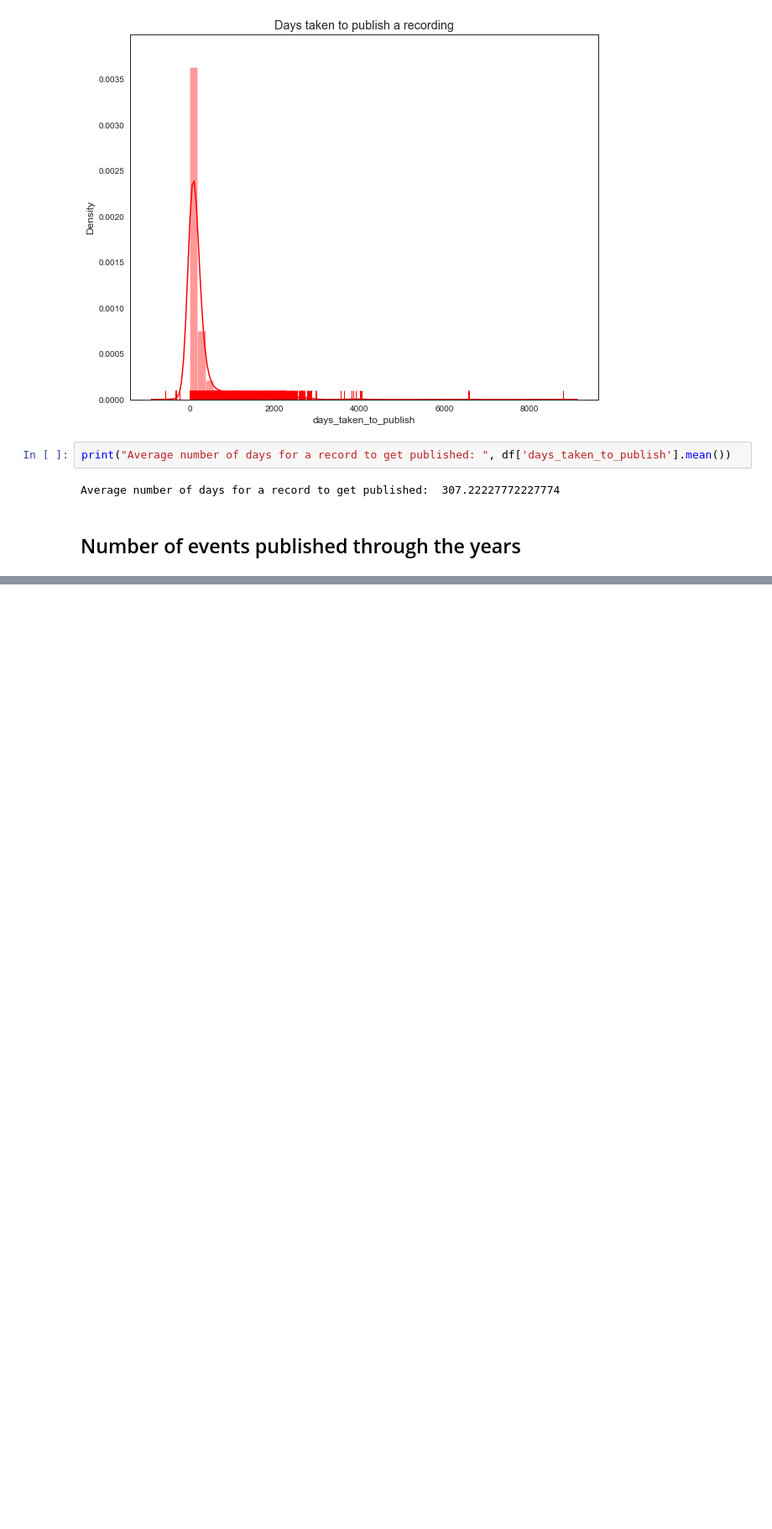
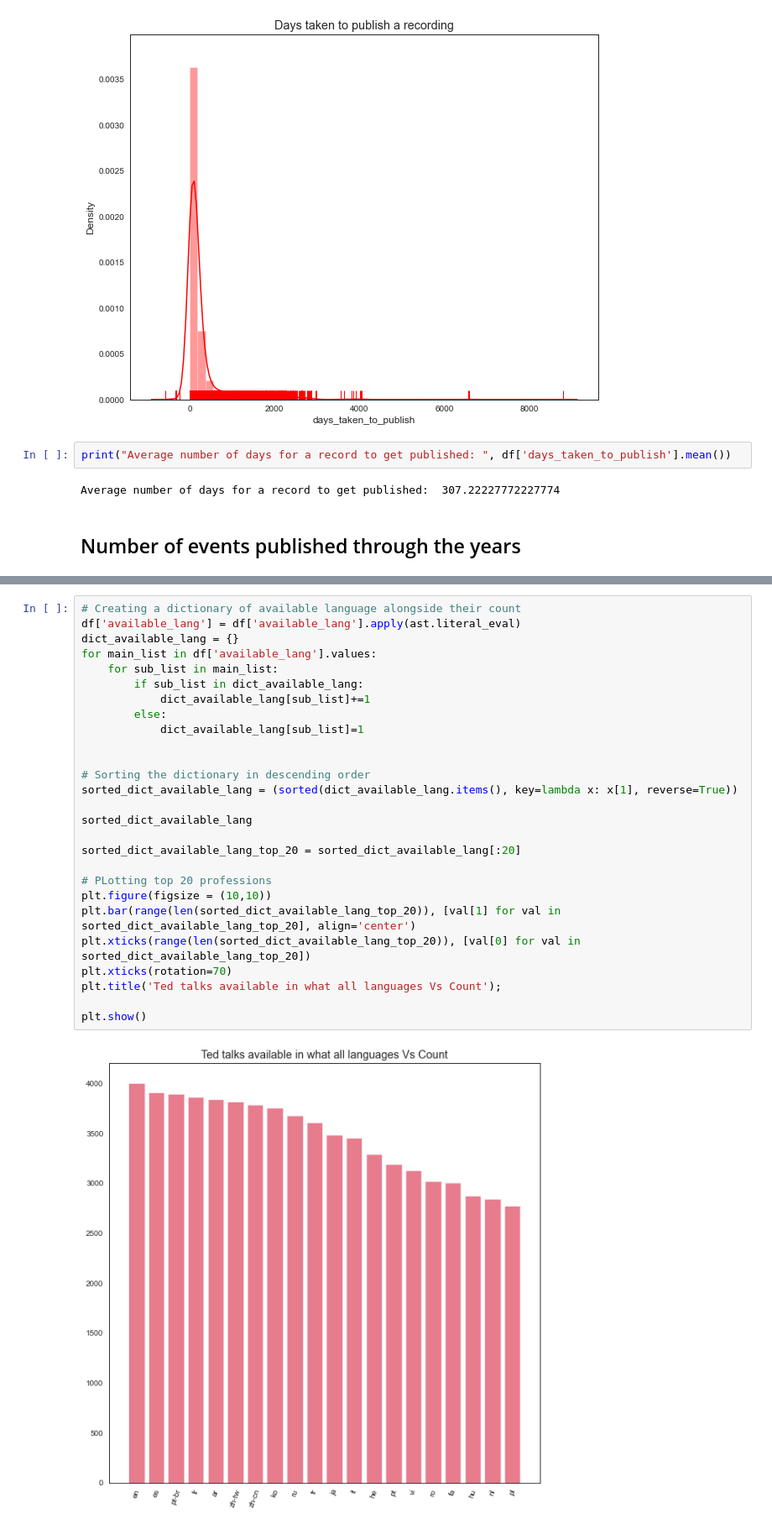
Before and after one commit to fahadmehfooz/Ted-Talks-Views-Prediction, a Jupyter notebook: TedTalk.ipynb, the cells around one changed output, grey strips where cells are left out. Shown at 84% size. Drawn from its saved outputs; the diff is of its cells as text; blank space fills up the shorter version.

```diff
--- a/TedTalk.ipynb
+++ b/TedTalk.ipynb
@@ -328,0 +398,29 @@ fig.show()
+# %%
+# Creating a dictionary of available language alongside their count
+df['available_lang'] = df['available_lang'].apply(ast.literal_eval)
+dict_available_lang = {}
+for main_list in df['available_lang'].values:
+    for sub_list in main_list:
+        if sub_list in dict_available_lang:
+            dict_available_lang[sub_list]+=1
+        else:
+            dict_available_lang[sub_list]=1
+
+
+# Sorting the dictionary in descending order
+sorted_dict_available_lang = (sorted(dict_available_lang.items(), key=lambda x: x[1], reverse=True))
+
+sorted_dict_available_lang
+
+sorted_dict_available_lang_top_20 = sorted_dict_available_lang[:20]
+
+# PLotting top 20 professions
+plt.figure(figsize = (10,10))
+plt.bar(range(len(sorted_dict_available_lang_top_20)), [val[1] for val in sorted_dict_available_lang_top_20], align='center')
+plt.xticks(range(len(sorted_dict_available_lang_top_20)), [val[0] for val in sorted_dict_available_lang_top_20])
+plt.xticks(rotation=70)
+plt.title('Ted talks available in what all languages Vs Count');
+
+plt.show()
+# %% [output]
+[figure, added]
```
Also changed, not shown: parts of 36 cells of this notebook.
